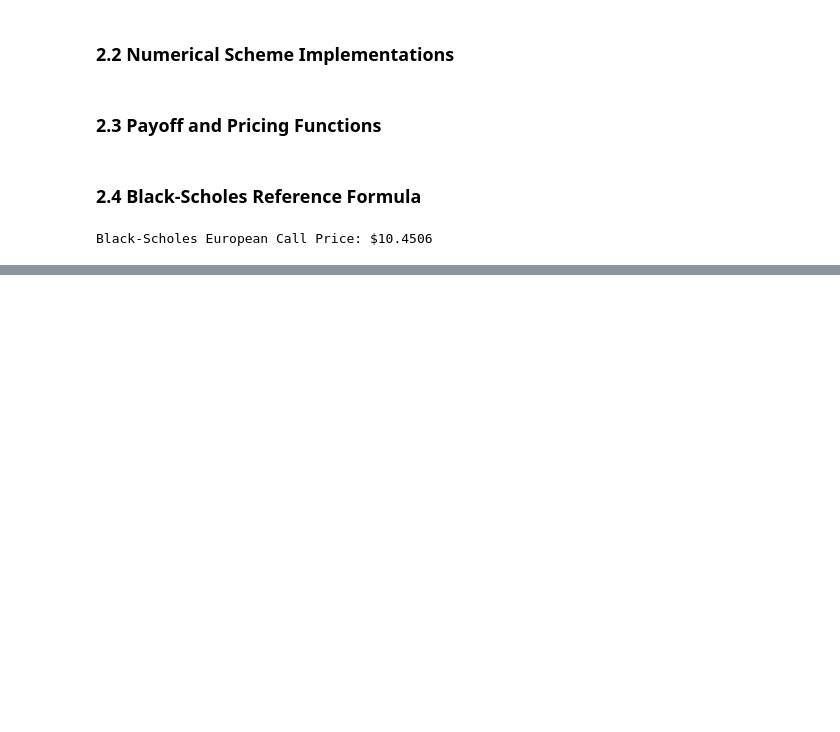
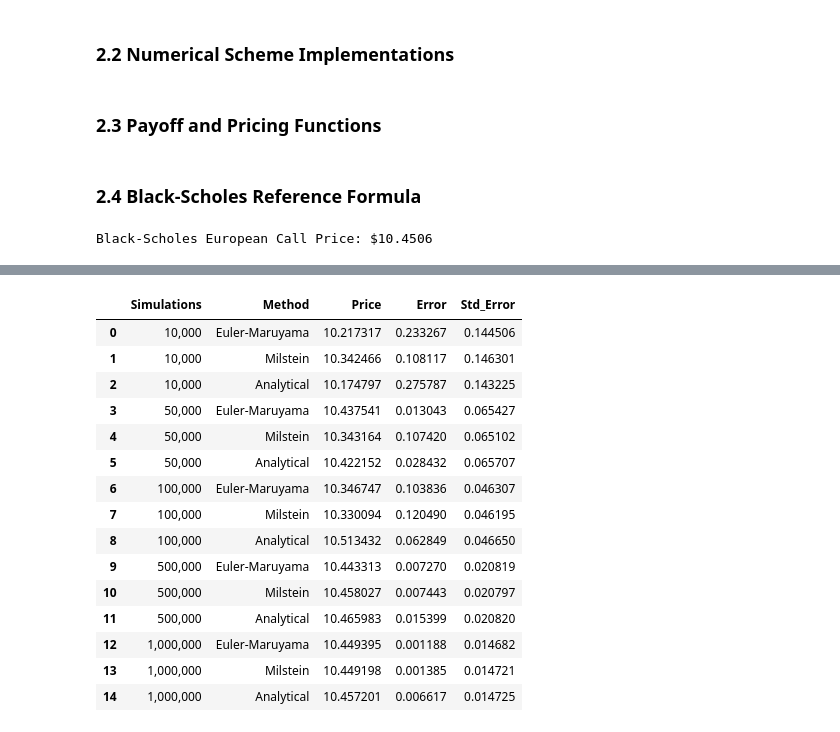
Before and after one commit to Ailurus-Feline/portfolio, a Jupyter notebook: quant/CQF/exam2/report.ipynb, the cells around one changed output, grey strips where cells are left out. Saved outputs shown, nothing was run; the diff lists cells and outputs as text; code cells hidden in the pictures; blank space fills up the shorter version.

```diff
--- a/quant/CQF/exam2/report.ipynb
+++ b/quant/CQF/exam2/report.ipynb
@@ -349,0 +372,64 @@ Black-Scholes European Call Price: $10.4506
+# %%
+# European call pricing
+print("=" * 70)
+print("BASE CASE PRICING: EUROPEAN CALL OPTION")
+print("=" * 70)
+
+for n_sims in sim_cnts:
+    # Euler-Maruyama
+    S_em = euler_maruyama(base_params["S0"], base_params["r"], base_params["sigma"],
+                          base_params["T"], n_sims, n_steps)
+    payoff_em = european_call_payoff(S_em, base_params["E"])
+    price_em, std_error_em = monte_carlo_price(payoff_em, discount_factor)
+    error_em = abs(price_em - bs_price)
+
+    results_eu.append({
+        "Simulations": n_sims,
+        "Method": "Euler-Maruyama",
+        "Price": price_em,
+        "Error": error_em,
+        "Std_Error": std_error_em
+    })
+
+    # Milstein
+    S_mil = milstein(base_params["S0"], base_params["r"], base_params["sigma"],
+                     base_params["T"], n_sims, n_steps)
+    payoff_mil = european_call_payoff(S_mil, base_params["E"])
+    price_mil, std_error_mil = monte_carlo_price(payoff_mil, discount_factor)
+    error_mil = abs(price_mil - bs_price)
+
+    results_eu.append({
+        "Simulations": n_sims,
+        "Method": "Milstein",
+        "Price": price_mil,
+        "Error": error_mil,
+        "Std_Error": std_error_mil
+    })
+
+    # Analytical
+    S_gbm = GBM_solution(base_params["S0"], base_params["r"], base_params["sigma"],
+                               base_params["T"], n_sims)
+    payoff_gbm = european_call_payoff(S_gbm, base_params["E"])
+    price_gbm, se_gbm = monte_carlo_price(payoff_gbm, discount_factor)
+    error_gbm = abs(price_gbm - bs_price)
+
+    results_eu.append({
+        "Simulations": n_sims,
+        "Method": "Analytical",
+        "Price": price_gbm,
+        "Error": error_gbm,
+        "Std_Error": se_gbm
+    })
+
+df_eu_results = pd.DataFrame(results_eu)
+
+# Display European call results table
+df_eu_display = df_eu_results.copy()
+df_eu_display["Simulations"] = df_eu_display["Simulations"].apply(lambda x: f"{x:,}")
+df_eu_display["Price"] = df_eu_display["Price"].apply(lambda x: f"{x:.6f}")
+df_eu_display["Error"] = df_eu_display["Error"].apply(lambda x: f"{x:.6f}")
+df_eu_display["Std_Error"] = df_eu_display["Std_Error"].apply(lambda x: f"{x:.6f}")
+
+display(df_eu_display)
+print(f"Black-Scholes Reference Price: ${bs_price:.6f}")
+# %% [output]
@@ -349,0 +439,16 @@ Black-Scholes European Call Price: $10.4506
+|  | Simulations | Method | Price | Error | Std_Error |
+| 0 | 10,000 | Euler-Maruyama | 10.217317 | 0.233267 | 0.144506 |
+| 1 | 10,000 | Milstein | 10.342466 | 0.108117 | 0.146301 |
+| 2 | 10,000 | Analytical | 10.174797 | 0.275787 | 0.143225 |
+| 3 | 50,000 | Euler-Maruyama | 10.437541 | 0.013043 | 0.065427 |
+| 4 | 50,000 | Milstein | 10.343164 | 0.107420 | 0.065102 |
+| 5 | 50,000 | Analytical | 10.422152 | 0.028432 | 0.065707 |
+| 6 | 100,000 | Euler-Maruyama | 10.346747 | 0.103836 | 0.046307 |
+| 7 | 100,000 | Milstein | 10.330094 | 0.120490 | 0.046195 |
+| 8 | 100,000 | Analytical | 10.513432 | 0.062849 | 0.046650 |
+| 9 | 500,000 | Euler-Maruyama | 10.443313 | 0.007270 | 0.020819 |
+| 10 | 500,000 | Milstein | 10.458027 | 0.007443 | 0.020797 |
+| 11 | 500,000 | Analytical | 10.465983 | 0.015399 | 0.020820 |
+| 12 | 1,000,000 | Euler-Maruyama | 10.449395 | 0.001188 | 0.014682 |
+| 13 | 1,000,000 | Milstein | 10.449198 | 0.001385 | 0.014721 |
+| 14 | 1,000,000 | Analytical | 10.457201 | 0.006617 | 0.014725 |
```
Also changed, not shown: parts of 15 cells of this notebook.
